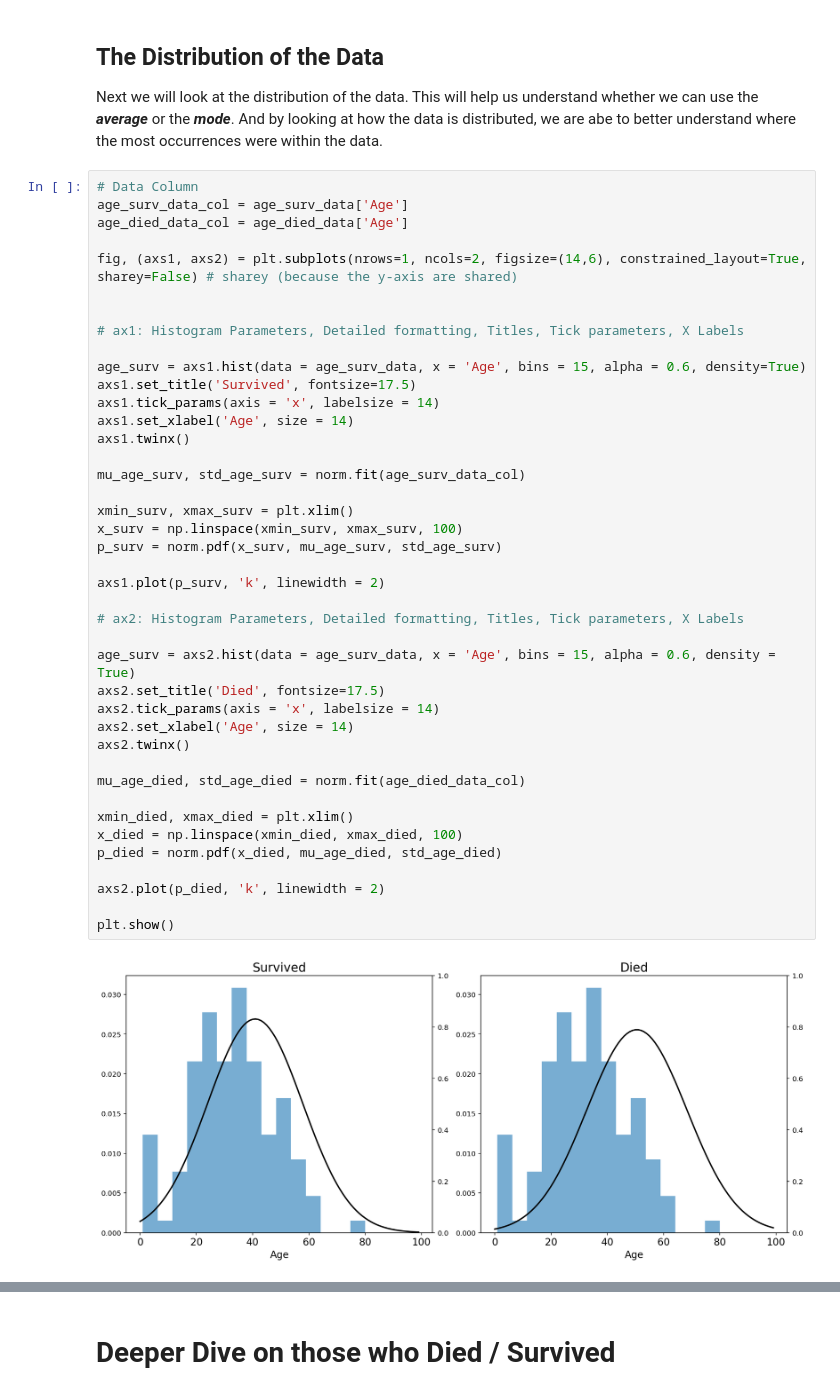
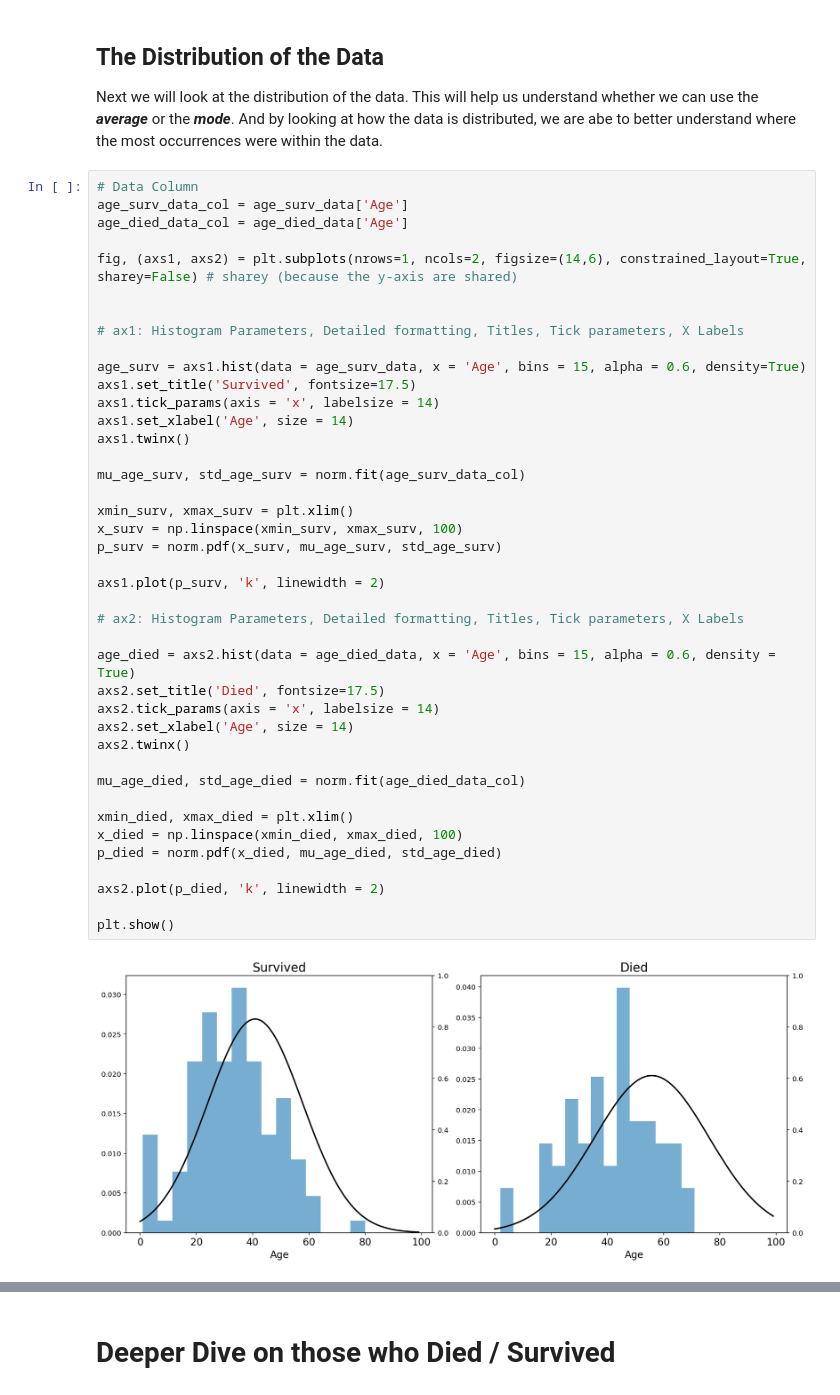
Before and after one commit to nizarhamood/Titanic, a Jupyter notebook: titanic.ipynb, the cells around one changed output, grey strips where cells are left out. Cells and saved outputs as stored; diff of their text form.

Commit message:
noticed data error in subplot which is now fixed (error: I was pulling in the wrong data for Normal Distribution)

```diff
--- a/titanic.ipynb
+++ b/titanic.ipynb
@@ -661,33 +661,33 @@ age_surv = axs1.hist(data = age_surv_data, x = 'Age', bins = 15, alpha = 0.6, de
 axs1.set_title('Survived', fontsize=17.5)
 axs1.tick_params(axis = 'x', labelsize = 14)
 axs1.set_xlabel('Age', size = 14)
 axs1.twinx()
 
 mu_age_surv, std_age_surv = norm.fit(age_surv_data_col)
 
 xmin_surv, xmax_surv = plt.xlim()
 x_surv = np.linspace(xmin_surv, xmax_surv, 100)
 p_surv = norm.pdf(x_surv, mu_age_surv, std_age_surv)
 
 axs1.plot(p_surv, 'k', linewidth = 2)
 
 # ax2: Histogram Parameters, Detailed formatting, Titles, Tick parameters, X Labels
 
-age_surv = axs2.hist(data = age_surv_data, x = 'Age', bins = 15, alpha = 0.6, density = True)
+age_died = axs2.hist(data = age_died_data, x = 'Age', bins = 15, alpha = 0.6, density = True)
 axs2.set_title('Died', fontsize=17.5)
 axs2.tick_params(axis = 'x', labelsize = 14)
 axs2.set_xlabel('Age', size = 14)
 axs2.twinx()
 
 mu_age_died, std_age_died = norm.fit(age_died_data_col)
 
 xmin_died, xmax_died = plt.xlim()
 x_died = np.linspace(xmin_died, xmax_died, 100)
 p_died = norm.pdf(x_died, mu_age_died, std_age_died)
 
 axs2.plot(p_died, 'k', linewidth = 2)
 
 plt.show()
 # %% [output]
-[figure, old version]
+[figure, new version]
 # %%
```
Also changed, not shown: parts of 1 cell of this notebook.
